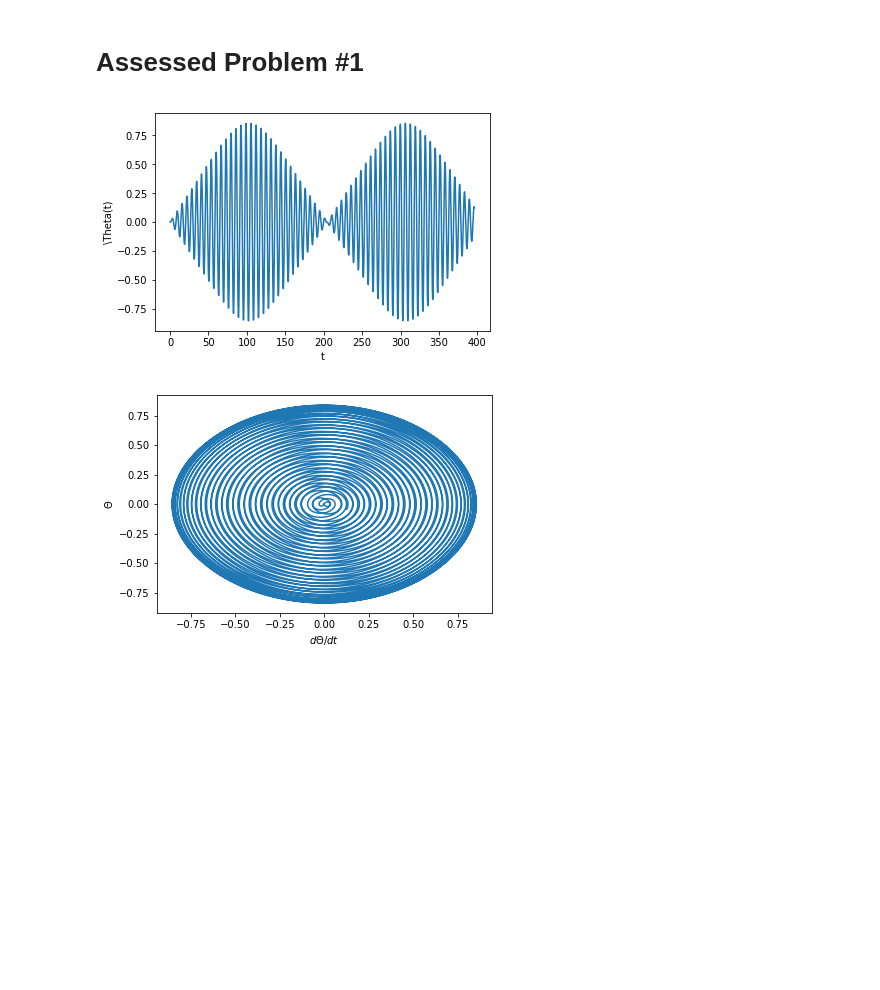
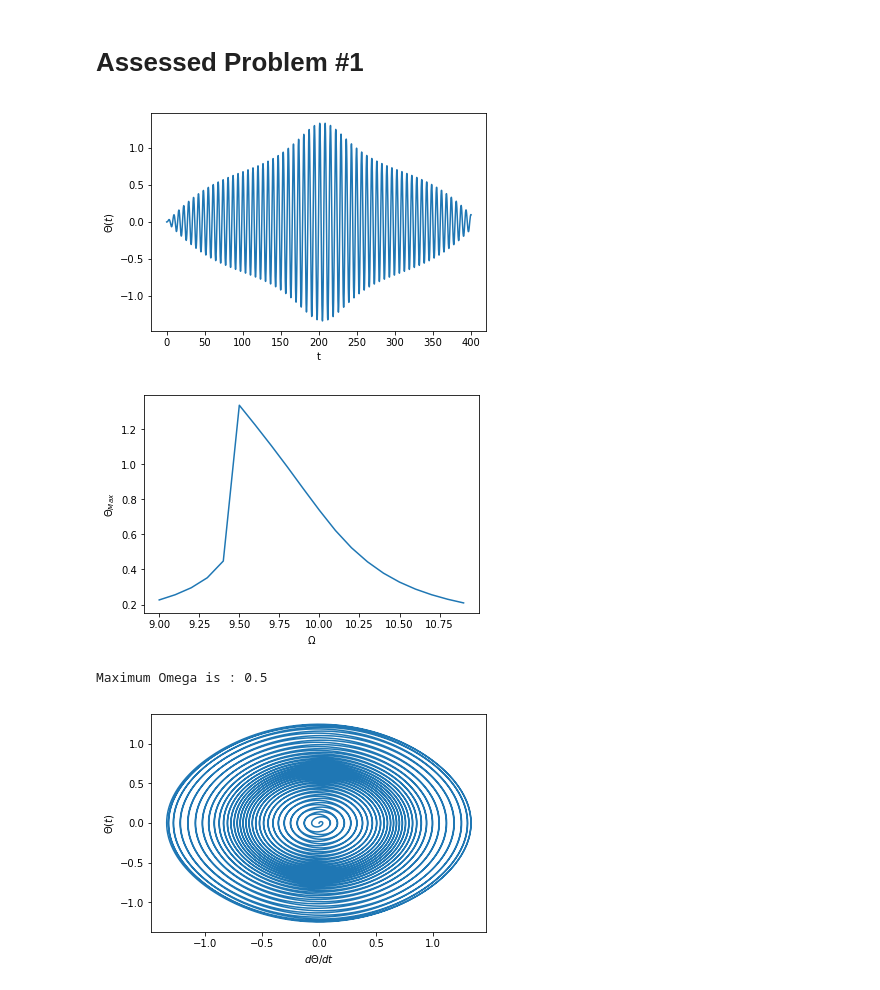
Before and after one commit to FHomewood/ScientificComputing, a Jupyter notebook: Assessment_3/Problem_1.ipynb, the cells around one changed output. Cells and saved outputs as stored; diff of their text form; code cells hidden in the pictures; blank space fills up the shorter version.

```diff
--- a/Assessment_3/Problem_1.ipynb
+++ b/Assessment_3/Problem_1.ipynb
@@ -7,37 +7,50 @@ from run_kut4          import *
 from matplotlib.pyplot import *
 from scipy.integrate   import *
 #
 
 #Subroutines
 def F(u,x):
     x1,x2 = u
     X1 = x2
-    X2 = -sin(x1) + y*cos(x1)*sin(x)
+    X2 = -sin(x1) + y*cos(x1)*sin(B*x)
     return X1,X2
 def G(x,g):
     return -sin(g) + y*cos(g)*sin(B*x)
 #
 
 #Constants
-B     = 10 * sqrt(10E-2/9.81)
+B     = 9.5 * sqrt(10E-2/9.81)
 y     = 10E-2 * 2/ 9.81
 
 f0 = 0
 _f0 = 0
 #
 
 #Computation
-X = arange(0,40/sqrt(10E-2/9.81),0.01)
+X = arange(0,400,0.01)
 Y = odeint(F,[0,0],X) #Can't solve for  the runda kunta
+Ymax = []
+Irange = arange(9,11,0.1)
+for I in Irange:
+    B = I * sqrt(10E-2/9.81)
+    Ymax.append(amax(odeint(F,[0,0],X)))
+
 plot(X,Y[:,0])
 xlabel("t")
-ylabel("\Theta(t)")
+ylabel("$\Theta(t)$")
 show()
+plot(Irange,Ymax)
+xlabel("$\Omega$")
+ylabel("$\Theta_{Max}$")
+show()
+print("Maximum Omega is : " + str(Ymax.index(amax(Ymax))/10))
 plot(Y[:,0],Y[:,1])
 xlabel("$ {d\Theta}/{dt}$")
-ylabel("$ \Theta $")
+ylabel("$ \Theta(t) $")
 show()
 #
 # %% [output]
-[figure, old version]
+[figure, new version]
-[figure, old version]
+[figure, new version]
+Maximum Omega is : 0.5
+[figure, added]
```
Also changed, not shown: 1 other file.
